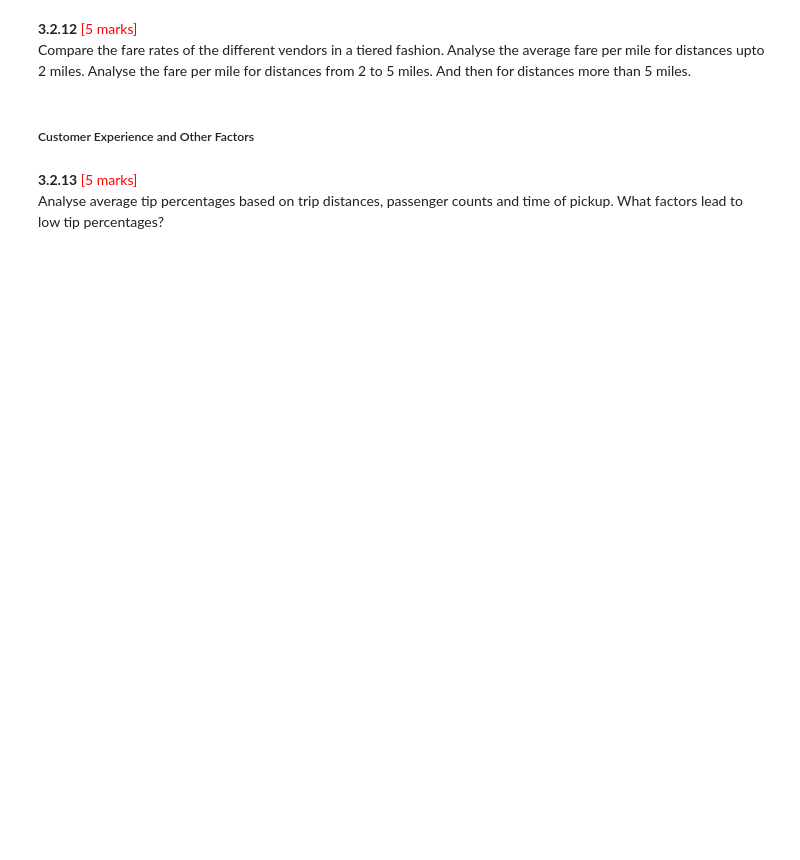
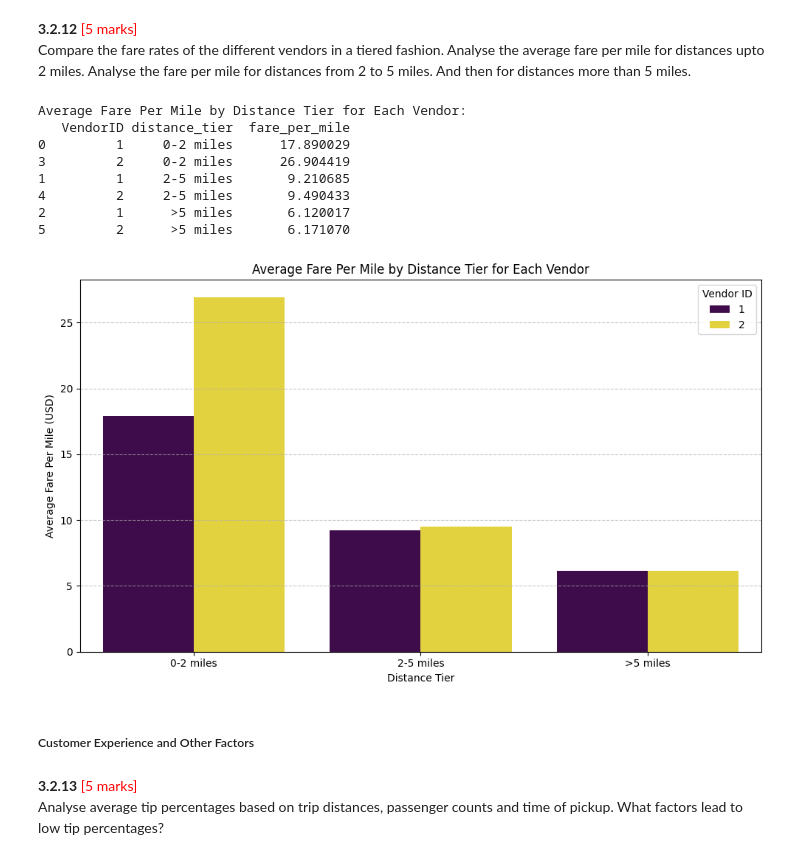
Before and after one commit to mayuresh-tungare/eda-assignment, a Jupyter notebook: EDA_Assg_NYC_Taxi_Starter.ipynb, the cells around one changed output. Cells and saved outputs as stored; diff of their text form; code cells hidden in the pictures; blank space fills up the shorter version.

```diff
--- a/EDA_Assg_NYC_Taxi_Starter.ipynb
+++ b/EDA_Assg_NYC_Taxi_Starter.ipynb
@@ -1360,3 +1459,54 @@ Compare the fare rates of the different vendors in a tiered fashion. Analyse the
+# %%
+# Defining distance tiers and analysing fare per mile for each vendor within these tiers
+
+# Filter out trips with 0 trip_distance to avoid division by zero
+df_tiered_fare_analysis = sample_df[sample_df['trip_distance'] > 0].copy()
+
+# Calculate fare per mile
+df_tiered_fare_analysis['fare_per_mile'] = df_tiered_fare_analysis['total_amount'] / df_tiered_fare_analysis['trip_distance']
+
+# Define distance tiers
+def get_distance_tier(distance):
+    if distance <= 2:
+        return '0-2 miles'
+    elif 2 < distance <= 5:
+        return '2-5 miles'
+    else:
+        return '>5 miles'
+
+df_tiered_fare_analysis['distance_tier'] = df_tiered_fare_analysis['trip_distance'].apply(get_distance_tier)
+
+# Group by VendorID and distance_tier to find the average fare per mile
+avg_fare_per_mile_tiered = df_tiered_fare_analysis.groupby(['VendorID', 'distance_tier'])['fare_per_mile'].mean().reset_index()
+
+# Order the distance tiers for better visualization
+distance_tier_order = ['0-2 miles', '2-5 miles', '>5 miles']
+avg_fare_per_mile_tiered['distance_tier'] = pd.Categorical(avg_fare_per_mile_tiered['distance_tier'], categories=distance_tier_order, ordered=True)
+avg_fare_per_mile_tiered = avg_fare_per_mile_tiered.sort_values('distance_tier')
+
+print("Average Fare Per Mile by Distance Tier for Each Vendor:")
+print(avg_fare_per_mile_tiered)
+
+# Visualize the results
+plt.figure(figsize=(10, 6))
+sns.barplot(x='distance_tier', y='fare_per_mile', hue='VendorID', data=avg_fare_per_mile_tiered, palette='viridis')
+plt.title('Average Fare Per Mile by Distance Tier for Each Vendor')
+plt.xlabel('Distance Tier')
+plt.ylabel('Average Fare Per Mile (USD)')
+plt.grid(axis='y', linestyle='--', alpha=0.7)
+plt.legend(title='Vendor ID')
+plt.tight_layout()
+plt.show()
+# %% [output]
+Average Fare Per Mile by Distance Tier for Each Vendor:
+   VendorID distance_tier  fare_per_mile
+0         1     0-2 miles      17.890029
+3         2     0-2 miles      26.904419
+1         1     2-5 miles       9.210685
+4         2     2-5 miles       9.490433
+2         1      >5 miles       6.120017
+5         2      >5 miles       6.171070
+[figure, added]
 # %% [markdown]
 ##### Customer Experience and Other Factors
 # %% [markdown]
```
Also changed, not shown: parts of 16 cells of this notebook.
